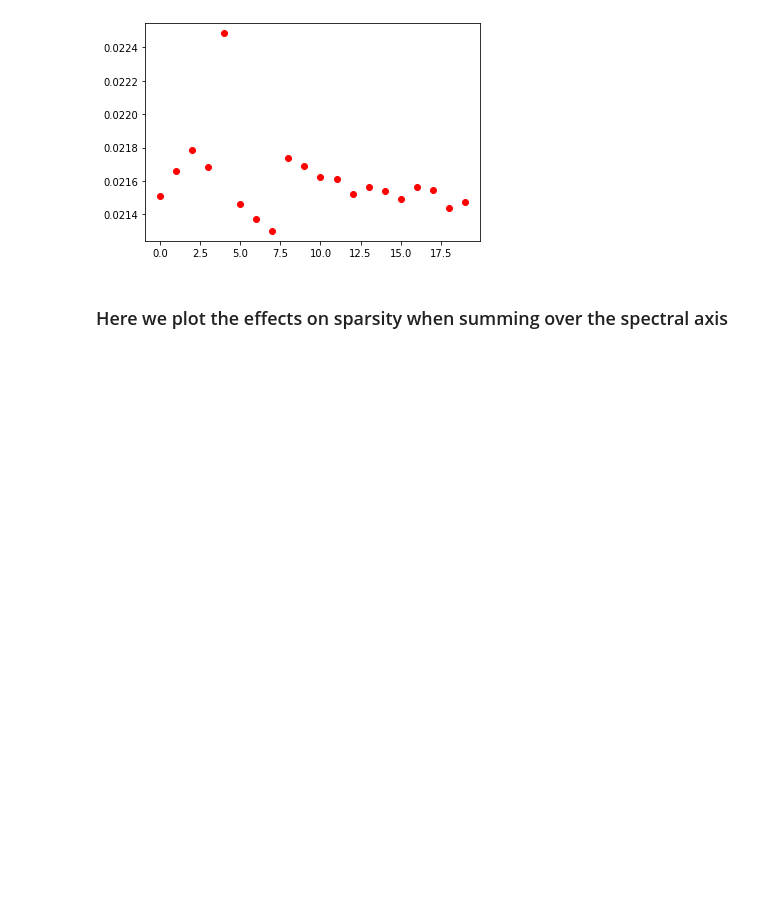
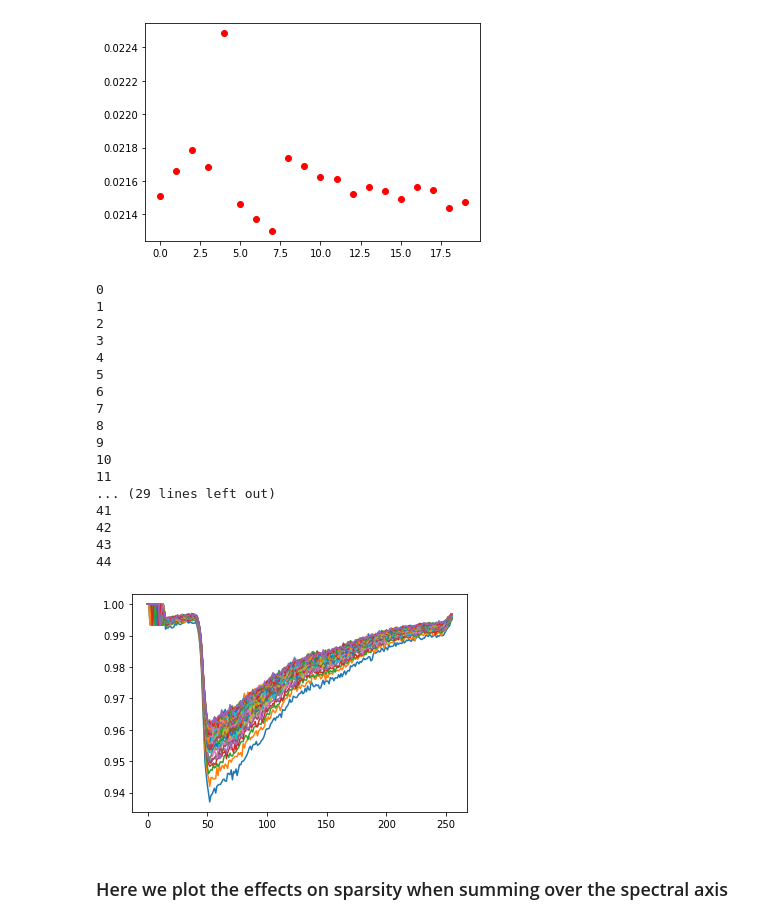
Before and after one commit to JenuC/HASS, a Jupyter notebook: Sparsity_Graphs.ipynb, the cells around one changed output. Saved outputs shown, nothing was run; the diff lists cells and outputs as text; code cells hidden in the pictures; blank space fills up the shorter version.

```diff
--- a/Sparsity_Graphs.ipynb
+++ b/Sparsity_Graphs.ipynb
@@ -20,7 +24,7 @@ with open(r'data\data_filepath.txt', 'r') as file:
     if socket.gethostname() == pc_name:
         data_filepath = filepath
     else:
-        data_filepath = 'data.h5'
+        data_filepath = '101024_FluorDot_Center_Above_0p03_0000.h5'
 
 data_filepath
 # %% [output]
@@ -46,3 +54,35 @@ arr.shape
+# %%
+for j in range(45):
+    arr1 = np.zeros([256,256,256])
+    ordered_sparsity_spectral = []
+    images = h5file[key[j]][()]  # Replace 'images' with the actual name of the dataset
+    images = np.array(images)
+    arr1 += images
+    for i in range(256):
+        original = arr1[:,:,i]
+        gini = hassCS.gini(original)
+        ordered_sparsity_spectral.append(gini)
+    plt.plot(ordered_sparsity_spectral)
+    print(j)
+# %% [output]
+0
+1
+2
+3
+4
+5
+6
+7
+8
+9
+10
+11
+... (29 lines left out)
+41
+42
+43
+44
+[figure, added]
 # %% [markdown]
 ### Here we plot the effects on sparsity when summing over the spectral axis
 # %%
```
Also changed, not shown: parts of 13 cells of this notebook.
